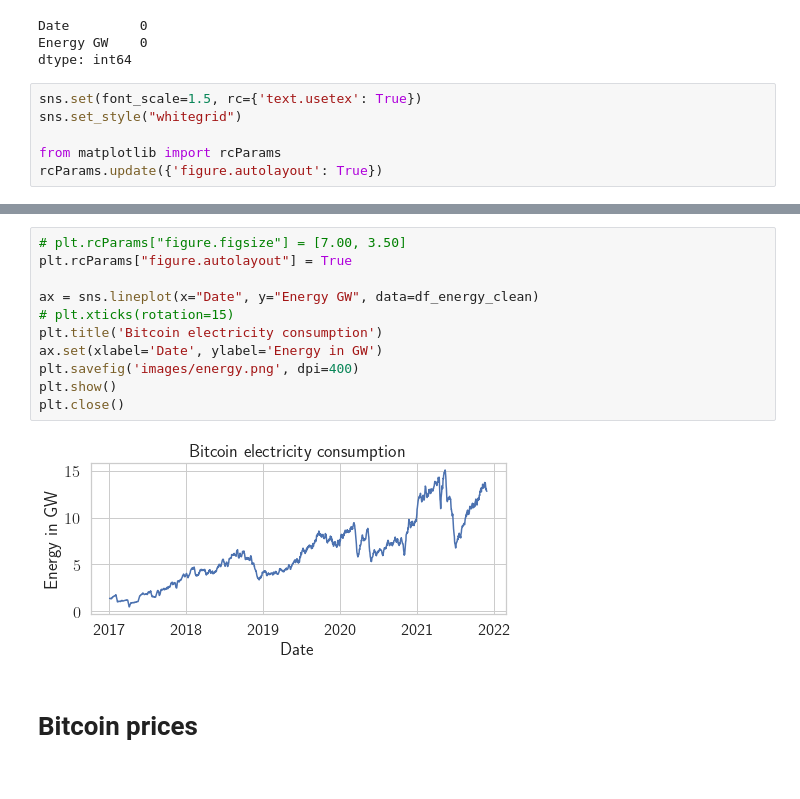
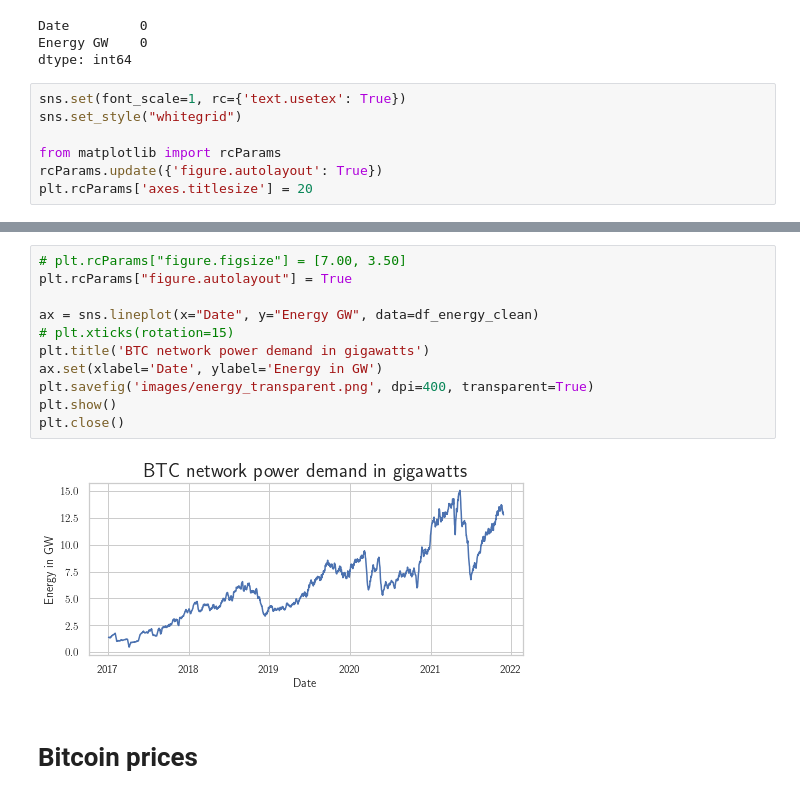
Before and after one commit to QuantLet/SDA_2021_St_Gallen, a Jupyter notebook: data_merging.ipynb, the cells around one changed output, grey strips where cells are left out. Drawn from its saved outputs; the diff is of its cells as text.

```diff
--- a/data_merging.ipynb
+++ b/data_merging.ipynb
@@ -47,8 +47,9 @@ Date         0
 Energy GW    0
 dtype: int64
 # %%
-sns.set(font_scale=1.5, rc={'text.usetex': True})
+sns.set(font_scale=1, rc={'text.usetex': True})
 sns.set_style("whitegrid")
 
 from matplotlib import rcParams
 rcParams.update({'figure.autolayout': True})
+plt.rcParams['axes.titlesize'] = 20
@@ -62,16 +56,16 @@ plt.plot(x, y)
 # %%
 # plt.rcParams["figure.figsize"] = [7.00, 3.50]
 plt.rcParams["figure.autolayout"] = True
 
 ax = sns.lineplot(x="Date", y="Energy GW", data=df_energy_clean)
 # plt.xticks(rotation=15)
-plt.title('Bitcoin electricity consumption')
+plt.title('BTC network power demand in gigawatts')
 ax.set(xlabel='Date', ylabel='Energy in GW')
-plt.savefig('images/energy.png', dpi=400)
+plt.savefig('images/energy_transparent.png', dpi=400, transparent=True)
 plt.show()
 plt.close()
 # %% [output]
-[figure, old version]
+[figure, new version]
 # %% [markdown]
 # Bitcoin prices
 # %%
```
Also changed, not shown: parts of 8 cells of this notebook, 8 other files.
